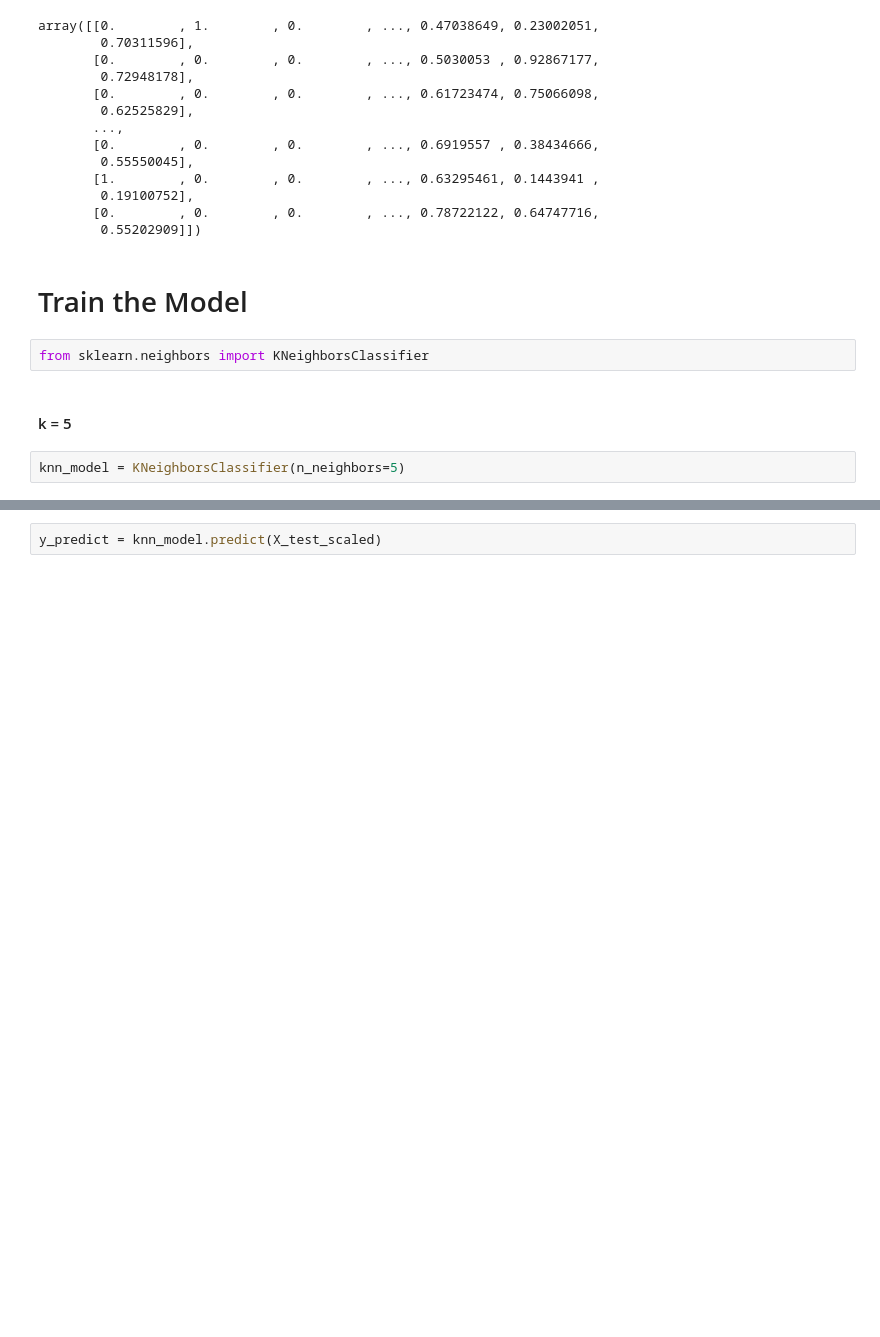
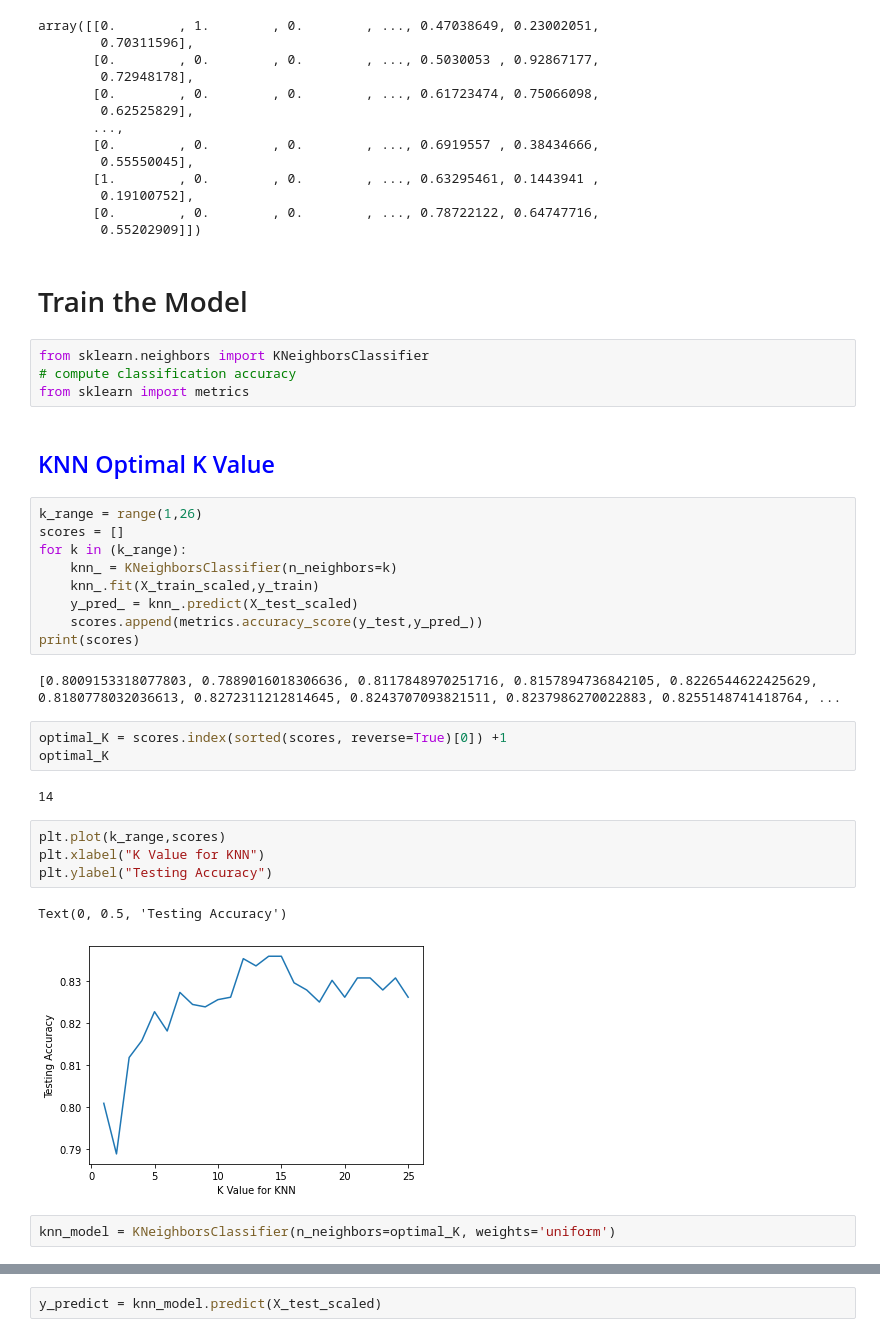
Before and after one commit to crogar/machine-learning-challenge, a Jupyter notebook: starter_code/model_2_Classification_KNN.ipynb, the cells around one changed output, grey strips where cells are left out. Cells and saved outputs as stored; diff of their text form; blank space fills up the shorter version.

Commit message:
Update model_2_Classification_KNN.ipynb
Optimal K value

```diff
--- a/starter_code/model_2_Classification_KNN.ipynb
+++ b/starter_code/model_2_Classification_KNN.ipynb
@@ -132,10 +134,35 @@ array([[0.        , 1.        , 0.        , ..., 0.47038649, 0.23002051,
 # Train the Model
 # %%
 from sklearn.neighbors import KNeighborsClassifier
+# compute classification accuracy
+from sklearn import metrics
-# %% [markdown]
-#### k = 5
+# %% [markdown]
+<h2 style="color:blue;"> KNN Optimal K Value </h2>
+# %%
+k_range = range(1,26)
+scores = []
+for k in (k_range):
+    knn_ = KNeighborsClassifier(n_neighbors=k)
+    knn_.fit(X_train_scaled,y_train)
+    y_pred_ = knn_.predict(X_test_scaled)
+    scores.append(metrics.accuracy_score(y_test,y_pred_))
+print(scores)
+# %% [output]
+[0.8009153318077803, 0.7889016018306636, 0.8117848970251716, 0.8157894736842105, 0.8226544622425629, 0.8180778032036613, 0.8272311212814645, 0.8243707093821511, 0.8237986270022883, 0.8255148741418764, ...
+# %%
+optimal_K = scores.index(sorted(scores, reverse=True)[0]) +1
+optimal_K
+# %% [output]
+14
+# %%
+plt.plot(k_range,scores)
+plt.xlabel("K Value for KNN")
+plt.ylabel("Testing Accuracy")
+# %% [output]
+Text(0, 0.5, 'Testing Accuracy')
+[figure, added]
 # %%
-knn_model = KNeighborsClassifier(n_neighbors=5)
+knn_model = KNeighborsClassifier(n_neighbors=optimal_K, weights='uniform')
 # %%
 knn_model.fit(X_train_scaled,y_train)
 # %% [output]
```
Also changed, not shown: parts of 5 cells of this notebook.
